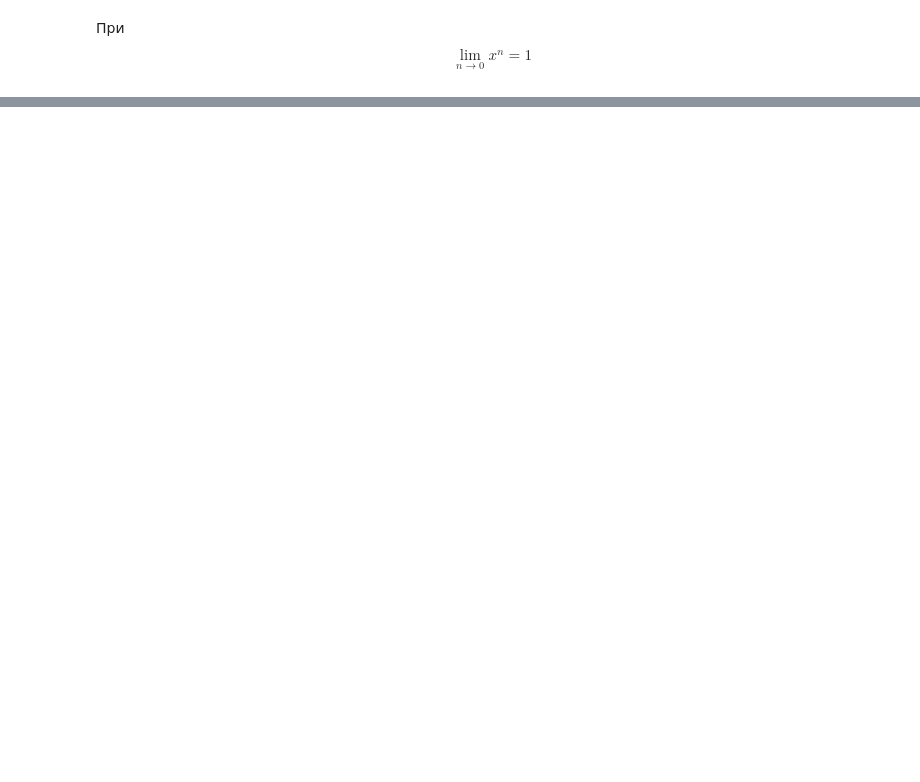
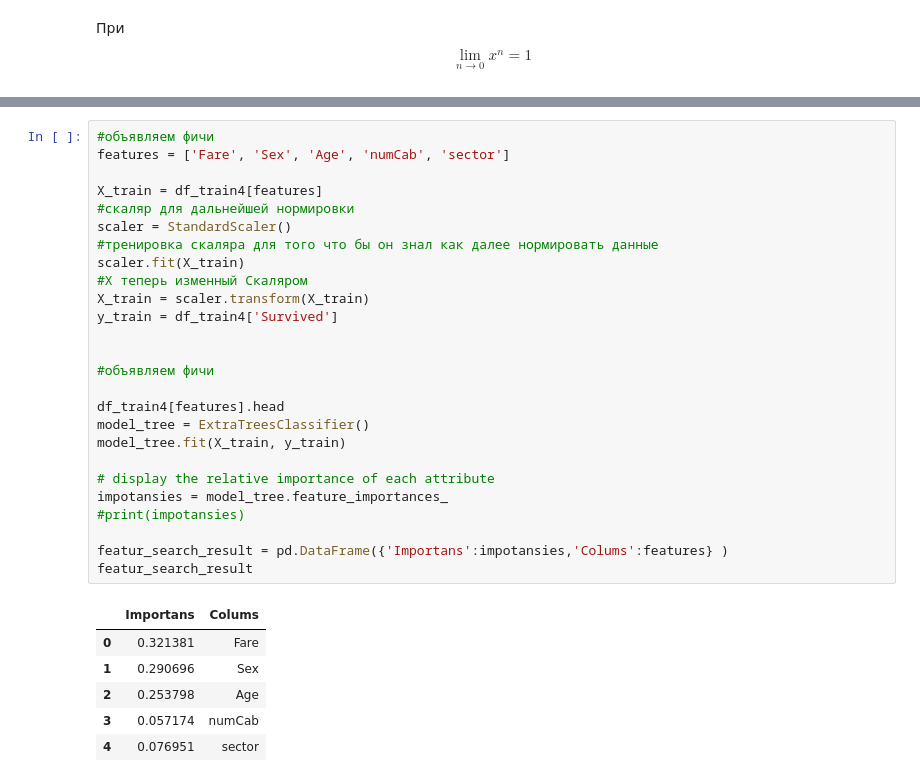
Before and after one commit to Shar170/Titanic-Data-Science-Study, a Jupyter notebook: Untitled.ipynb, the cells around one changed output, grey strips where cells are left out. Drawn from its saved outputs; the diff is of its cells as text; blank space fills up the shorter version.

```diff
--- a/Untitled.ipynb
+++ b/Untitled.ipynb
@@ -296,0 +247,33 @@ df_train4[df_train4.Cabin == 'D']
+# %%
+#объявляем фичи
+features = ['Fare', 'Sex', 'Age', 'numCab', 'sector']
+
+X_train = df_train4[features]
+#скаляр для дальнейшей нормировки
+scaler = StandardScaler()
+#тренировка скаляра для того что бы он знал как далее нормировать данные
+scaler.fit(X_train)
+#Х теперь изменный Скаляром
+X_train = scaler.transform(X_train)
+y_train = df_train4['Survived']
+
+
+#объявляем фичи
+
+df_train4[features].head
+model_tree = ExtraTreesClassifier()
+model_tree.fit(X_train, y_train)
+
+# display the relative importance of each attribute
+impotansies = model_tree.feature_importances_
+#print(impotansies)
+
+featur_search_result = pd.DataFrame({'Importans':impotansies,'Colums':features} )
+featur_search_result
+# %% [output]
+|  | Importans | Colums |
+| 0 | 0.321381 | Fare |
+| 1 | 0.290696 | Sex |
+| 2 | 0.253798 | Age |
+| 3 | 0.057174 | numCab |
+| 4 | 0.076951 | sector |
```
Also changed, not shown: parts of 22 cells of this notebook, 1 other file.
